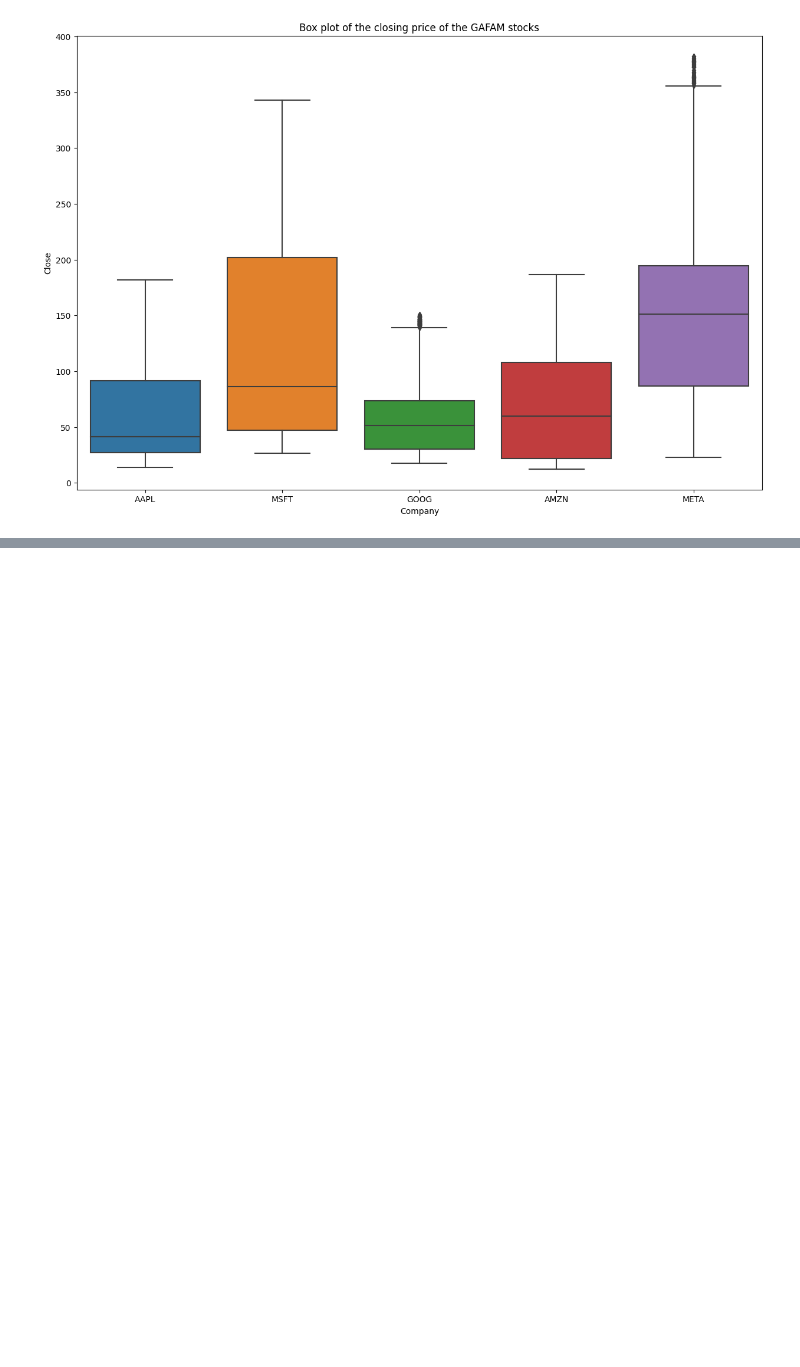
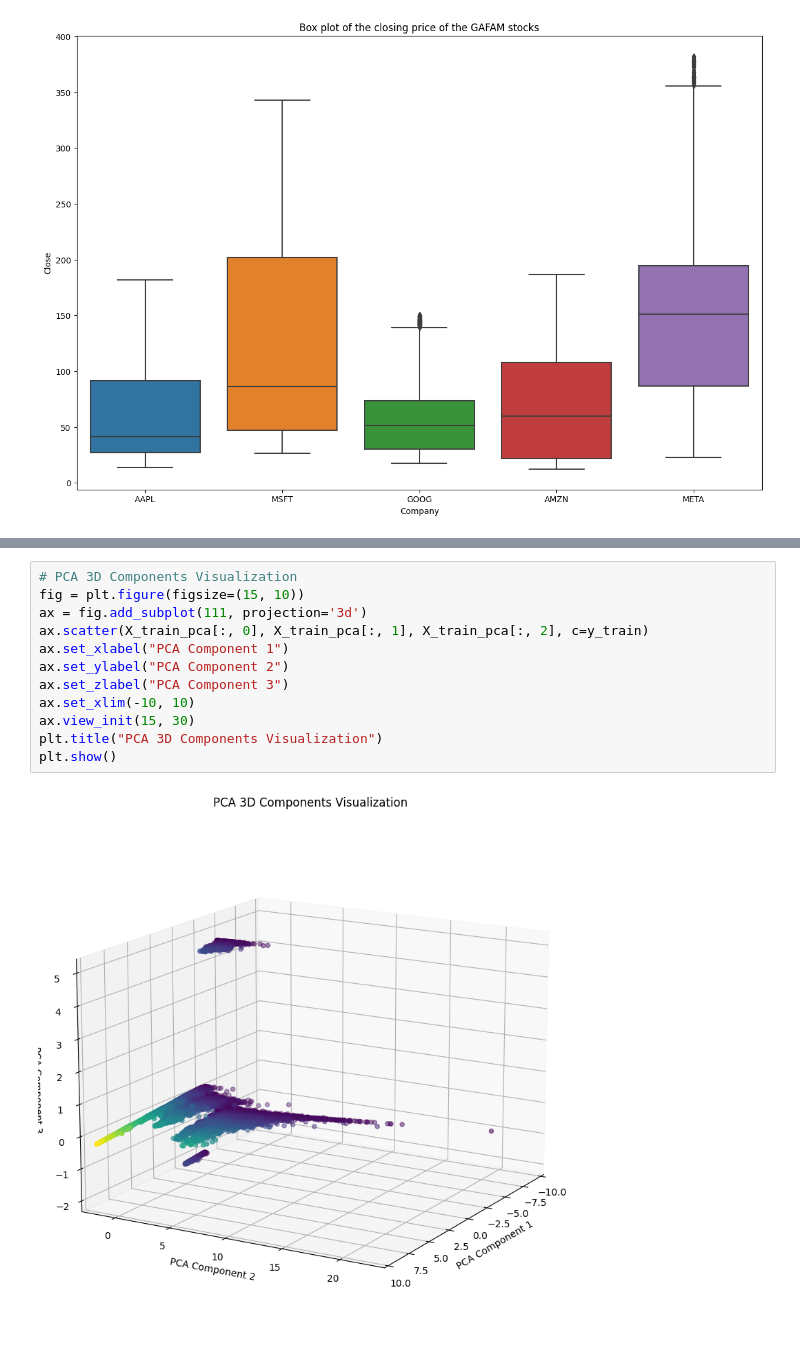
Before and after one commit to B-Manitas/StockMarketML, a Jupyter notebook: main.ipynb, the cells around one changed output, grey strips where cells are left out. Cells and saved outputs as stored; diff of their text form; blank space fills up the shorter version.

```diff
--- a/main.ipynb
+++ b/main.ipynb
@@ -140,0 +155,14 @@ plt.show()
+# %%
+# PCA 3D Components Visualization
+fig = plt.figure(figsize=(15, 10))
+ax = fig.add_subplot(111, projection='3d')
+ax.scatter(X_train_pca[:, 0], X_train_pca[:, 1], X_train_pca[:, 2], c=y_train)
+ax.set_xlabel("PCA Component 1")
+ax.set_ylabel("PCA Component 2")
+ax.set_zlabel("PCA Component 3")
+ax.set_xlim(-10, 10)
+ax.view_init(15, 30)
+plt.title("PCA 3D Components Visualization")
+plt.show()
+# %% [output]
+[figure, added]
```
Also changed, not shown: parts of 7 cells of this notebook.
